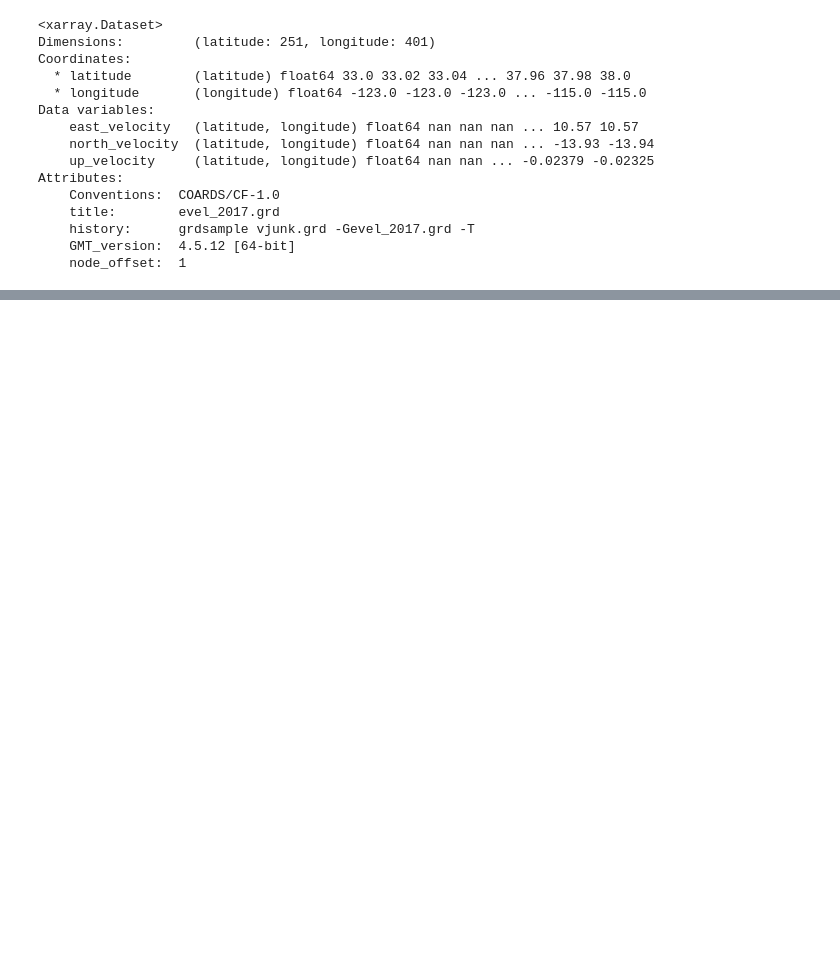
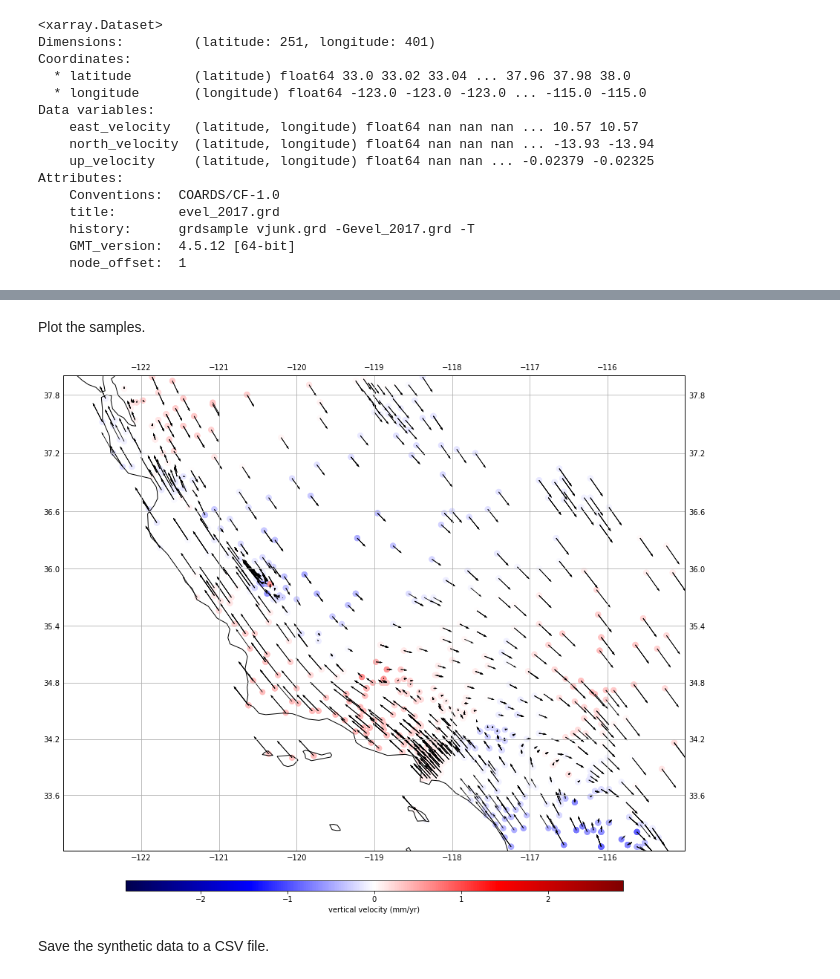
Before and after one commit to leouieda/agu2018, a Jupyter notebook: code/notebooks/prep_synthetic.ipynb, the cells around one changed output, grey strips where cells are left out. Drawn from its saved outputs; the diff is of its cells as text; code cells hidden in the pictures; blank space fills up the shorter version.

```diff
--- a/code/notebooks/prep_synthetic.ipynb
+++ b/code/notebooks/prep_synthetic.ipynb
@@ -115,0 +141,10 @@ sub.to_netcdf("../../data/synthetic-san-andreas-2017.nc")
+# %%
+pbo_coords = pd.read_csv(
+    "../../data/pbo.final_nam08.vel",
+    skiprows=36,
+    usecols=[7, 8],
+    delim_whitespace=True
+).values.T[::-1]
+pbo_coords[0] -= 360
+inside = vd.inside(pbo_coords, region)
+pbo_coords = tuple(coord[inside] for coord in pbo_coords)
@@ -115,0 +153,5 @@ sub.to_netcdf("../../data/synthetic-san-andreas-2017.nc")
+# %%
+data = sample_from_grid(
+    synthetic_grid, coordinates=dict(longitude=pbo_coords[0], latitude=pbo_coords[1])
+).dropna()
+data
@@ -115,0 +177,26 @@ sub.to_netcdf("../../data/synthetic-san-andreas-2017.nc")
+# %% [markdown]
+Plot the samples.
+# %%
+plt.figure(figsize=(15, 15))
+ax = plt.subplot(111, projection=ccrs.Mercator())
+cbargs = dict(
+    orientation="horizontal", aspect=50, pad=0.05,shrink=0.8,
+    label="vertical velocity (mm/yr)"
+)
+maxabs = vd.maxabs(grid.up_velocity)
+tmp = ax.scatter(
+    data.longitude, data.latitude, c=data.up_velocity, s=50,
+    vmin=-maxabs, vmax=maxabs, cmap="seismic",
+    transform=ccrs.PlateCarree()
+)
+plt.colorbar(tmp, ax=ax, **cbargs)
+ax.quiver(data.longitude.values, data.latitude.values,
+          data.east_velocity.values, data.north_velocity.values,
+          scale=500, width=0.001, transform=ccrs.PlateCarree())
+ax.gridlines(draw_labels=True)
+ax.coastlines(resolution="50m")
+ax.set_extent(region)
+# %% [output]
+[figure, added]
+# %% [markdown]
+Save the synthetic data to a CSV file.
```
Also changed, not shown: parts of 19 cells of this notebook, 1 other file.
